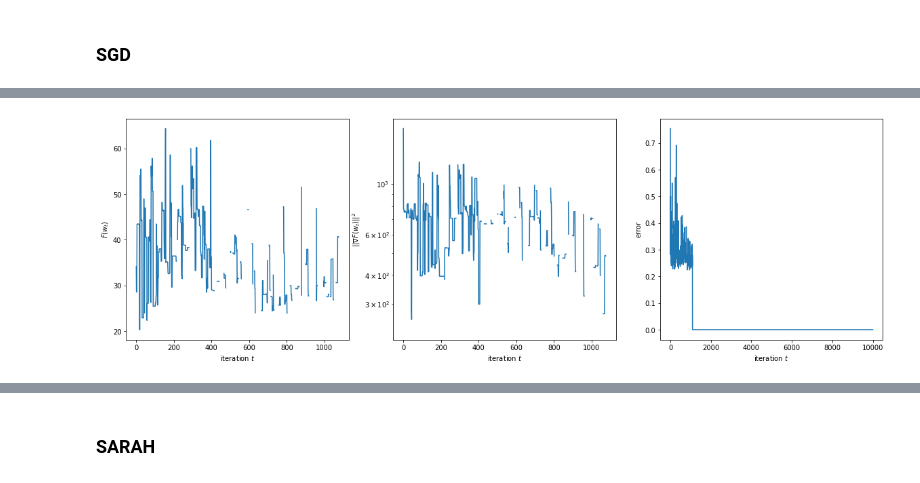
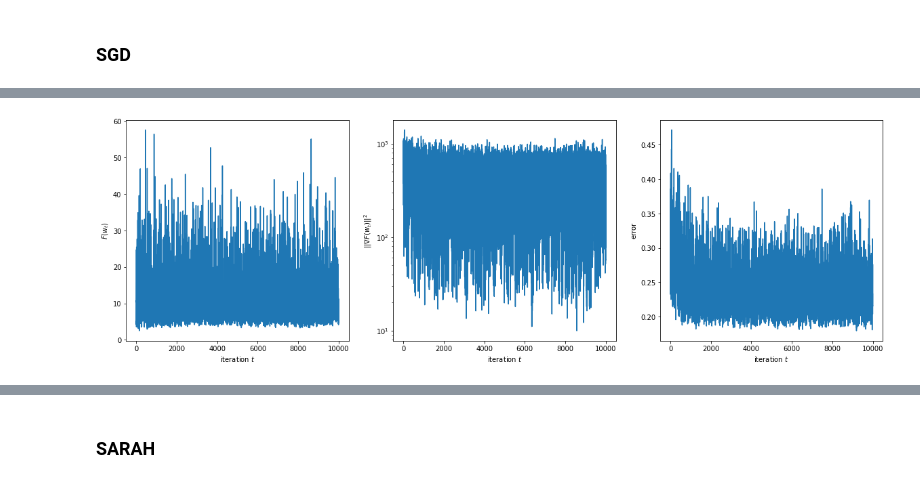
Before and after one commit to zeligism/PrecondUpdate, a Jupyter notebook: Scaled_VR_Methods.ipynb, the cells around one changed output, grey strips where cells are left out. Saved outputs shown, nothing was run; the diff lists cells and outputs as text; code cells hidden in the pictures.

Commit message:
improved numerical stability of grad and hessian, added hessian scaling, todo: adaptive hessian approximation

```diff
--- a/Scaled_VR_Methods.ipynb
+++ b/Scaled_VR_Methods.ipynb
@@ -94,19 +98,28 @@ def logistic_loss_grad_jit(X,y,w):
   ...
 
 def logistic_loss(X,y,w):
-  r = np.exp(-y * (X @ w))
-  loss = np.mean(np.log(1 + r))
+  t = -y * (X @ w)
+  loss = np.mean(np.log(1 + np.exp(t)))
   return loss
 
 def logistic_loss_grad(X,y,w):
-  r = np.exp(-y * (X @ w))
-  grad = X.T.dot(-y * r/(1+r)) / X.shape[0]
+  t = -y * (X @ w)
+  r = t*0.0
+  ep = np.exp(t[t < 0])
+  en = np.exp(-t[t >= 0])
+  r[t <  0] = ep / (1 + ep)
+  r[t >= 0] = 1 / (1 + en)
+  grad = X.T.dot(-y * r) / X.shape[0]
   return grad
 
 def logistic_loss_hessian(X,y,w):
-  r = np.exp(-y * (X @ w))
-  rh = r / (1+r)**2
-  hessian = X.T.dot(rh.reshape(-1,1) * X) / X.shape[0]
+  t = -y * (X @ w)
+  r = t*0.0
+  ep = np.exp(t[t < 0])
+  en = np.exp(-t[t >= 0])
+  r[t <  0] = ep / (1 + ep)**2
+  r[t >= 0] = en / (1 + en)**2
+  hessian = X.T.dot(r.reshape(-1,1) * X) / X.shape[0]
   return hessian
 
 def F(X, y, w, i=None):
@@ -165,7 +184,7 @@ Success!
 # %% [markdown]
 # Plot
 # %%
-def plot_data(data):
+def plot_data(data, fname=None):
   fig, (ax1, ax2, ax3) = plt.subplots(1, 3)
   fig.set_size_inches(20, 6)
 
@@ -180,12 +199,15 @@ def plot_data(data):
   ax3.plot(data[:,2])
   ax3.set_ylabel(r"error")
   ax3.set_xlabel(r"iteration $t$")
+
+  if fname is not None:
+    plt.savefig(fname)
 # %% [markdown]
 # SGD
 # %%
-def SGD(X, y, gamma=0.01, BS=1, T=10000):
+def SGD(X, y, gamma=0.02, BS=1, T=10000, seed=SEED):
+  np.random.seed(seed+1)
   data = []
-  #w = np.random.randn(X.shape[1])  # initalize w randomly
   w = np.zeros(X.shape[1])
   for it in range(T):
     i = np.random.choice(X.shape[0], BS)
@@ -219,14 +241,14 @@ BAD_SCALE = 10**np.linspace(-3,3,X.shape[1])
 #BAD_SCALE = 10**np.linspace(-3,5,X.shape[1])**3
 plt.semilogy(BAD_SCALE)
 
-def corrupt_scale(X, bad_scale=BAD_SCALE):
+def corrupt_scale(X, bad_scale=BAD_SCALE, seed=SEED):
+  np.random.seed(seed+1)
   np.random.shuffle(bad_scale)
-  X_bad = X+0.0
+  X_bad = X[:]
   X_bad = X.multiply(bad_scale.reshape(1,-1)).tocsr()
   # X_bad = normalize(X_bad, norm='l2', axis=1)
   return X_bad
 
-np.random.seed(SEED+1)
 X_bad = corrupt_scale(X)
 # %% [output]
 [figure]
@@ -406,6 +426,6 @@ Wall time: 7.17 s
 # %%
 %%time
-print("SGD on corrupted data with default settings")
-_, data = SGD(X_bad,y,gamma=0.01)
+print("Run SGD on corrupted data")
+_, data = SGD(X_bad,y,BS=10)
 plot_data(data)
 # %% [output]
@@ -415,3 +435,3 @@ Wall time: 6.69 s
-[figure, old version]
+[figure, new version]
 # %%
 %%time
```
Also changed, not shown: parts of 33 cells of this notebook.
